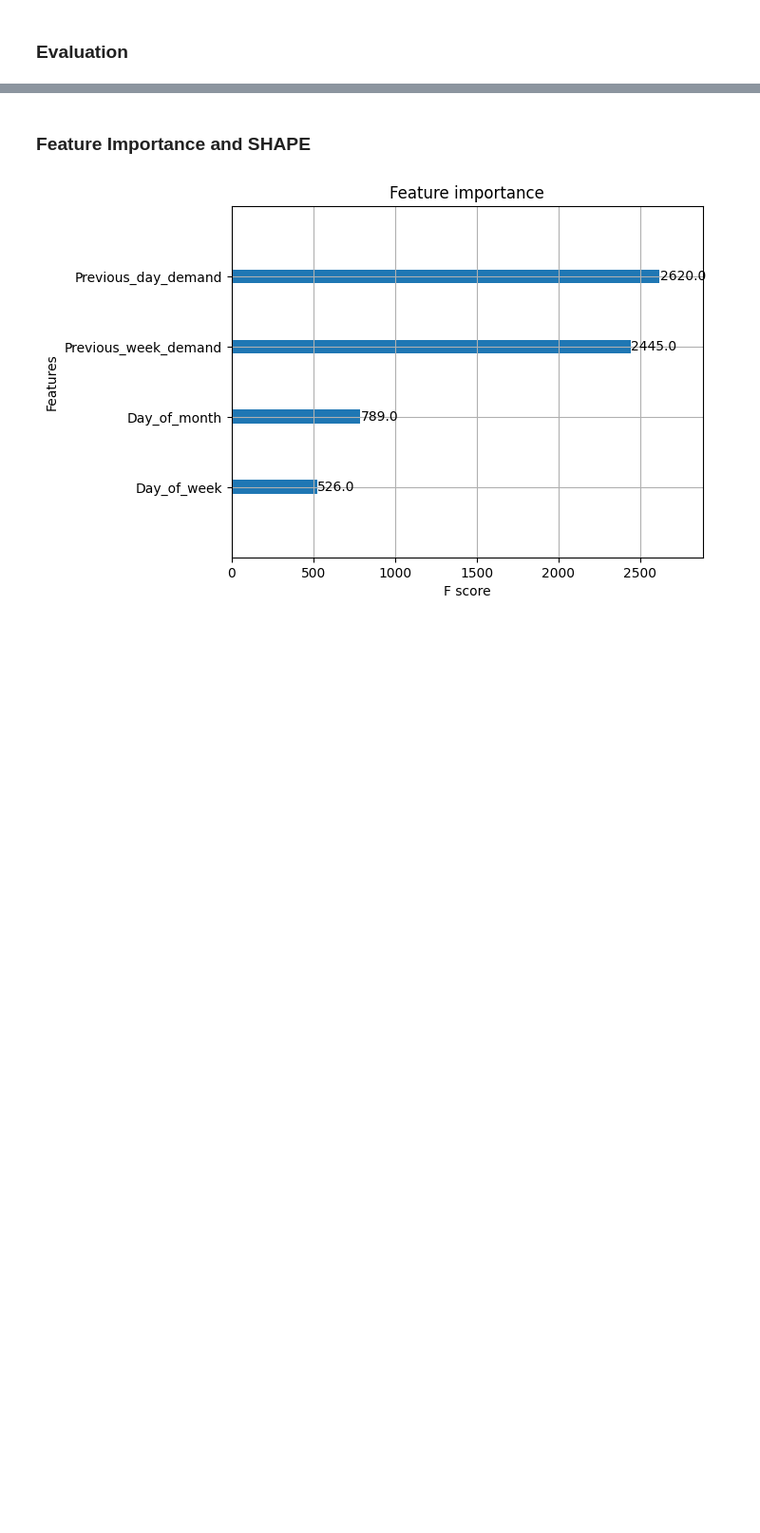
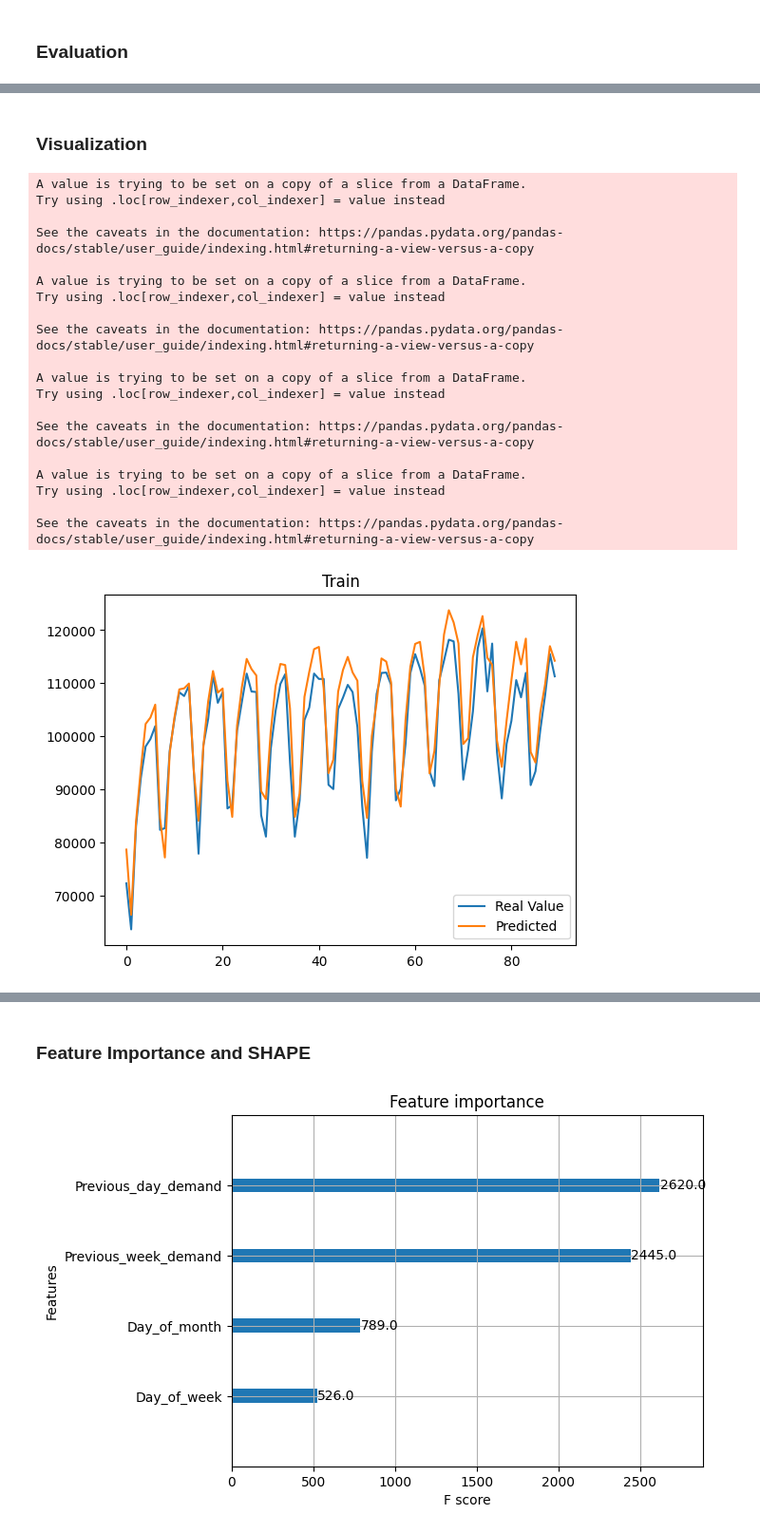
Before and after one commit to danaeis/shoofer-demand-prediction, a Jupyter notebook: ML/ml_xgb.ipynb, the cells around one changed output, grey strips where cells are left out. Shown at 95% size. Saved outputs shown, nothing was run; the diff lists cells and outputs as text; code cells hidden in the pictures; blank space fills up the shorter version.

```diff
--- a/ML/ml_xgb.ipynb
+++ b/ML/ml_xgb.ipynb
@@ -342,0 +286,2 @@ MAPE : 0.08765795122737313
+# %% [markdown]
+### Visualization
@@ -342,0 +300,52 @@ MAPE : 0.08765795122737313
+# %%
+def prediction_visualization(train_data, test_data, train_prediction_df, test_prediction_df, important_locations):
+
+    train_data = train_data[train_data['Location'].isin(important_locations)]
+    test_data = test_data[test_data['Location'].isin(important_locations)]
+
+    train_data = add_day_of_year(train_data)
+    test_data = add_day_of_year(test_data)
+
+    predicted_train_df = add_day_of_year(train_prediction_df)
+    predicted_test_df = add_day_of_year(test_prediction_df)
+
+    train_data = train_data.groupby('day_year')['Demand'].sum()
+    test_data = test_data.groupby('day_year')['Demand'].sum()
+    predicted_train_df = predicted_train_df.groupby('day_year')['Predicted_demand'].sum()
+    predicted_test_df = predicted_test_df.groupby('day_year')['Predicted_demand'].sum()
+
+    plt.title('Train')
+    plt.plot(train_data)
+    plt.plot(predicted_train_df)
+    plt.legend(["Real Value", "Predicted"], loc ="lower right")
+    plt.show()
+
+    plot_length = len(test_data)
+    plt.title('Test')
+    plt.plot(test_data)
+    plt.plot(predicted_test_df)
+    plt.legend(["Real Value", "Predicted"], loc ="lower right")
+    plt.show()
+# %%
+prediction_visualization(train_df, test_df, labeled_train_prediction_df, labeled_test_prediction_df, important_locations)
+# %% [output]
+A value is trying to be set on a copy of a slice from a DataFrame.
+Try using .loc[row_indexer,col_indexer] = value instead
+
+See the caveats in the documentation: https://pandas.pydata.org/pandas-docs/stable/user_guide/indexing.html#returning-a-view-versus-a-copy
+
+A value is trying to be set on a copy of a slice from a DataFrame.
+Try using .loc[row_indexer,col_indexer] = value instead
+
+See the caveats in the documentation: https://pandas.pydata.org/pandas-docs/stable/user_guide/indexing.html#returning-a-view-versus-a-copy
+
+A value is trying to be set on a copy of a slice from a DataFrame.
+Try using .loc[row_indexer,col_indexer] = value instead
+
+See the caveats in the documentation: https://pandas.pydata.org/pandas-docs/stable/user_guide/indexing.html#returning-a-view-versus-a-copy
+
+A value is trying to be set on a copy of a slice from a DataFrame.
+Try using .loc[row_indexer,col_indexer] = value instead
+
+See the caveats in the documentation: https://pandas.pydata.org/pandas-docs/stable/user_guide/indexing.html#returning-a-view-versus-a-copy
+[figure, added]
```
Also changed, not shown: parts of 14 cells of this notebook, 1 other file.
